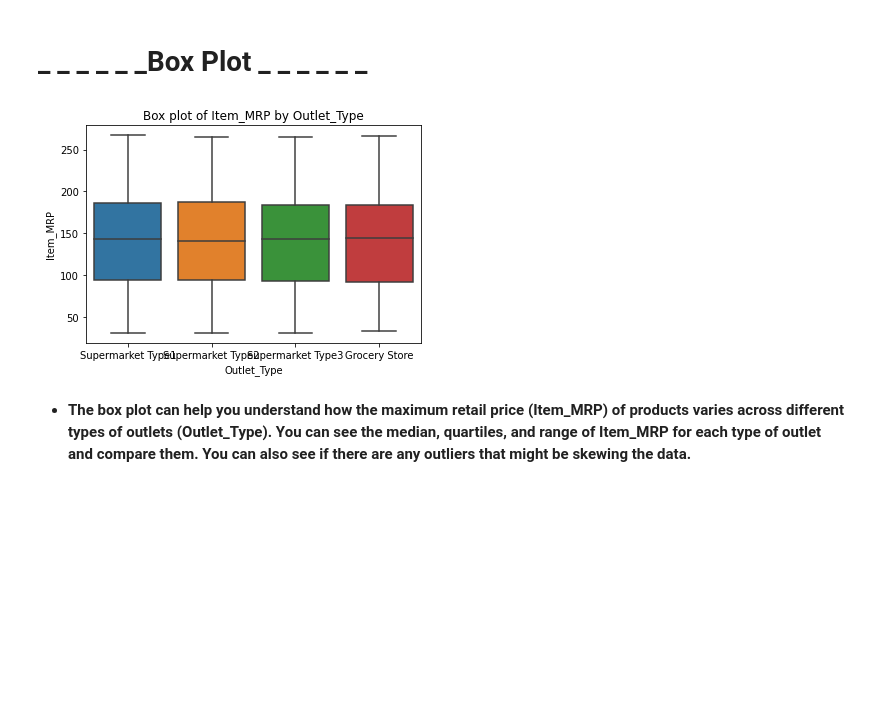
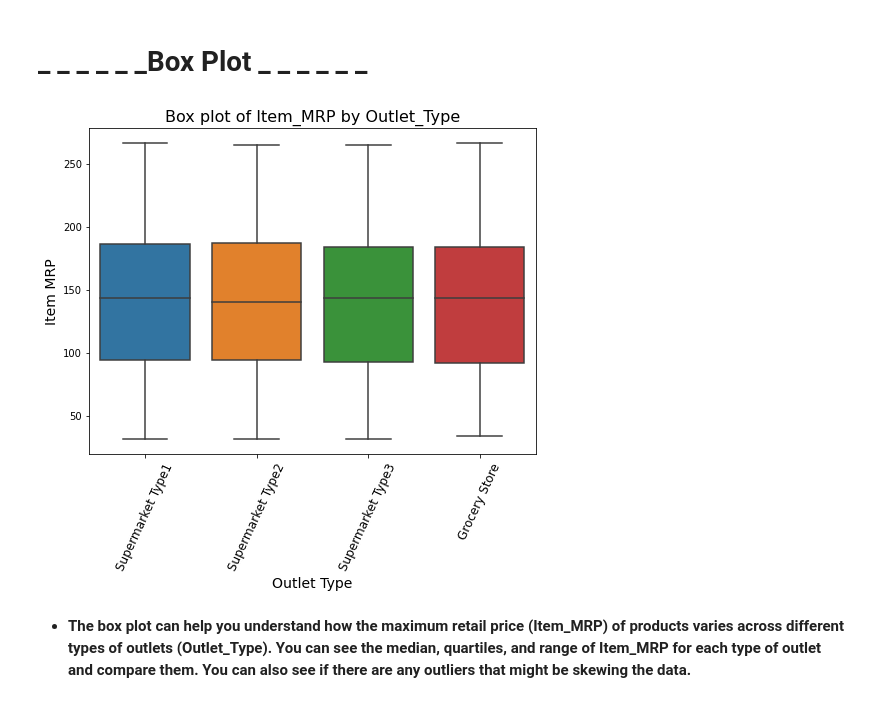
Before and after one commit to Soichiro-Gardinner/Prediction-of-Grocery-Sales, a Jupyter notebook: Sales_Prediction_[pt_3].ipynb, the cells around one changed output. Cells and saved outputs as stored; diff of their text form; code cells hidden in the pictures; blank space fills up the shorter version.

```diff
--- a/Sales_Prediction_[pt_3].ipynb
+++ b/Sales_Prediction_[pt_3].ipynb
@@ -267,11 +267,16 @@ df.describe()
 # **_ _ _ _ _ _Box Plot _ _ _ _ _ _**
 # %%
 # Create a box plot of Item_MRP by Outlet_Type
-sns.boxplot(x="Outlet_Type", y="Item_MRP", data=df)
-plt.title("Box plot of Item_MRP by Outlet_Type")
+# Create a box plot of Item_MRP by Outlet_Type
+fig, ax = plt.subplots(figsize=(8,6))
+sns.boxplot(x="Outlet_Type", y="Item_MRP", data=df, ax=ax)
+ax.set_title("Box plot of Item_MRP by Outlet_Type", fontsize=16)
+ax.set_xlabel("Outlet Type", fontsize=14)
+ax.set_ylabel("Item MRP", fontsize=14)
+ax.set_xticklabels(ax.get_xticklabels(), rotation=65, fontsize=12)
 plt.show()
 # %% [output]
-[figure, old version]
+[figure, new version]
 # %% [markdown]
 - **The box plot can help you understand how the maximum retail price (Item_MRP) of products varies across different types of outlets (Outlet_Type). You can see the median, quartiles, and range of Item_MRP for each type of outlet and compare them. You can also see if there are any outliers that might be skewing the data.**
 # %% [markdown]
```
